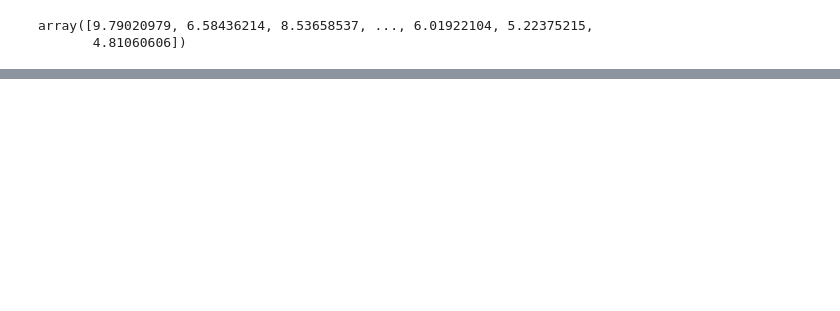
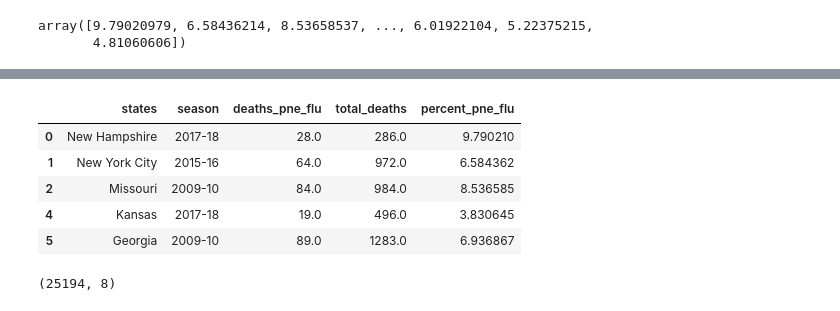
Before and after one commit to foyaza/pneumonia_influenza_deaths, a Jupyter notebook: capstone_explore.ipynb, the cells around one changed output, grey strips where cells are left out. Saved outputs shown, nothing was run; the diff lists cells and outputs as text; code cells hidden in the pictures; blank space fills up the shorter version.

```diff
--- a/capstone_explore.ipynb
+++ b/capstone_explore.ipynb
@@ -313,0 +332,2 @@ array([9.79020979, 6.58436214, 8.53658537, ..., 6.01922104, 5.22375215,
+# %%
+pne_flu = pne_flu.dropna(subset=['State'])
@@ -313,0 +340,11 @@ array([9.79020979, 6.58436214, 8.53658537, ..., 6.01922104, 5.22375215,
+# %%
+pne_flu = pne_flu.rename(columns = {'State': 'states', 'season':'season','Deaths from pneumonia and influenza':'deaths_pne_flu','All Deaths':'total_deaths','Pecent of deaths due to pneumonia or influenza':'percent_pne_flu'})
+# %%
+pne_flu.head()
+# %% [output]
+|  | states | season | deaths_pne_flu | total_deaths | percent_pne_flu |
+| 0 | New Hampshire | 2017-18 | 28.0 | 286.0 | 9.790210 |
+| 1 | New York City | 2015-16 | 64.0 | 972.0 | 6.584362 |
+| 2 | Missouri | 2009-10 | 84.0 | 984.0 | 8.536585 |
+| 4 | Kansas | 2017-18 | 19.0 | 496.0 | 3.830645 |
+| 5 | Georgia | 2009-10 | 89.0 | 1283.0 | 6.936867 |
@@ -313,0 +353,4 @@ array([9.79020979, 6.58436214, 8.53658537, ..., 6.01922104, 5.22375215,
+# %%
+pne_flu_vacc.shape
+# %% [output]
+(25194, 8)
```
Also changed, not shown: parts of 17 cells of this notebook.
